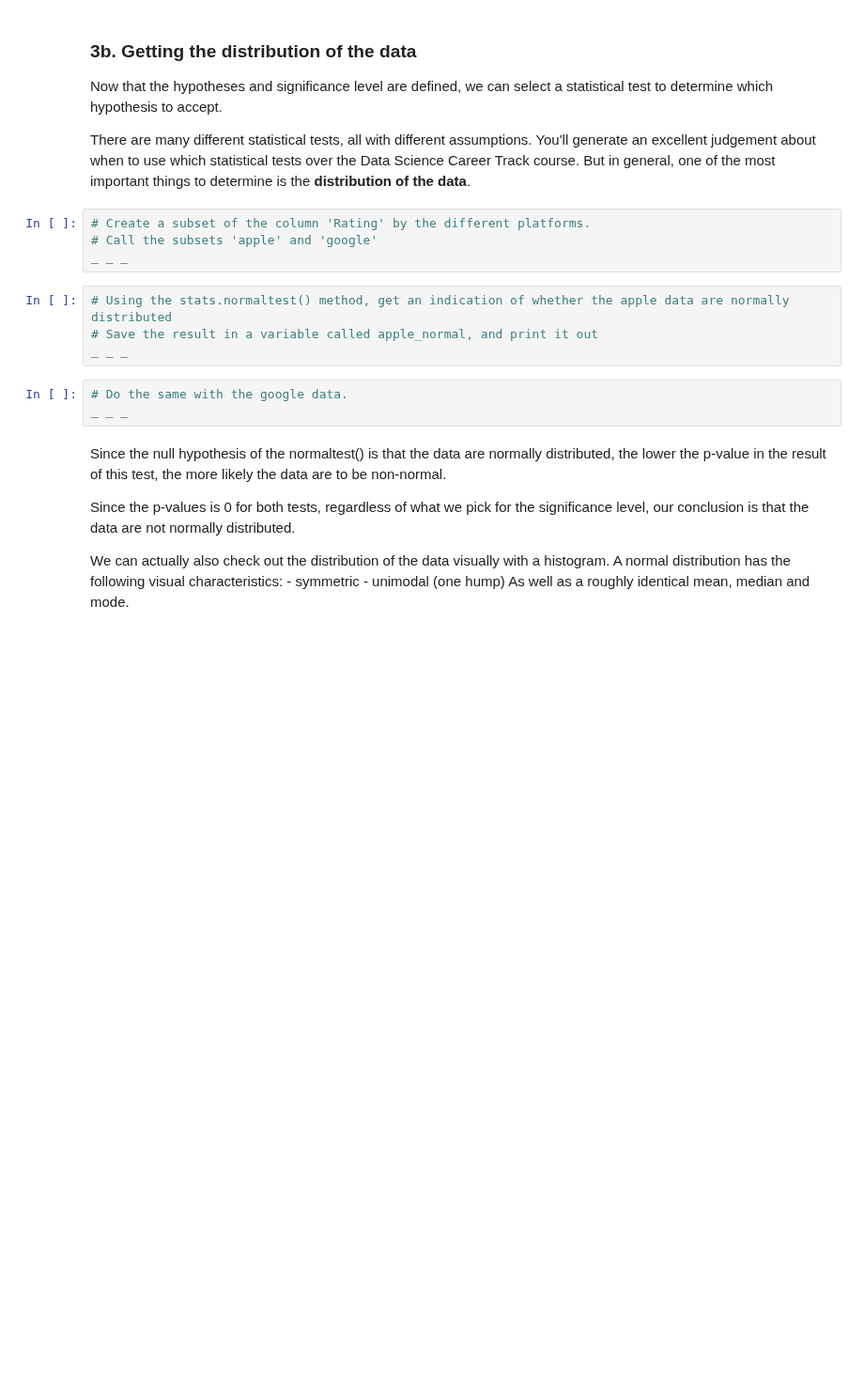
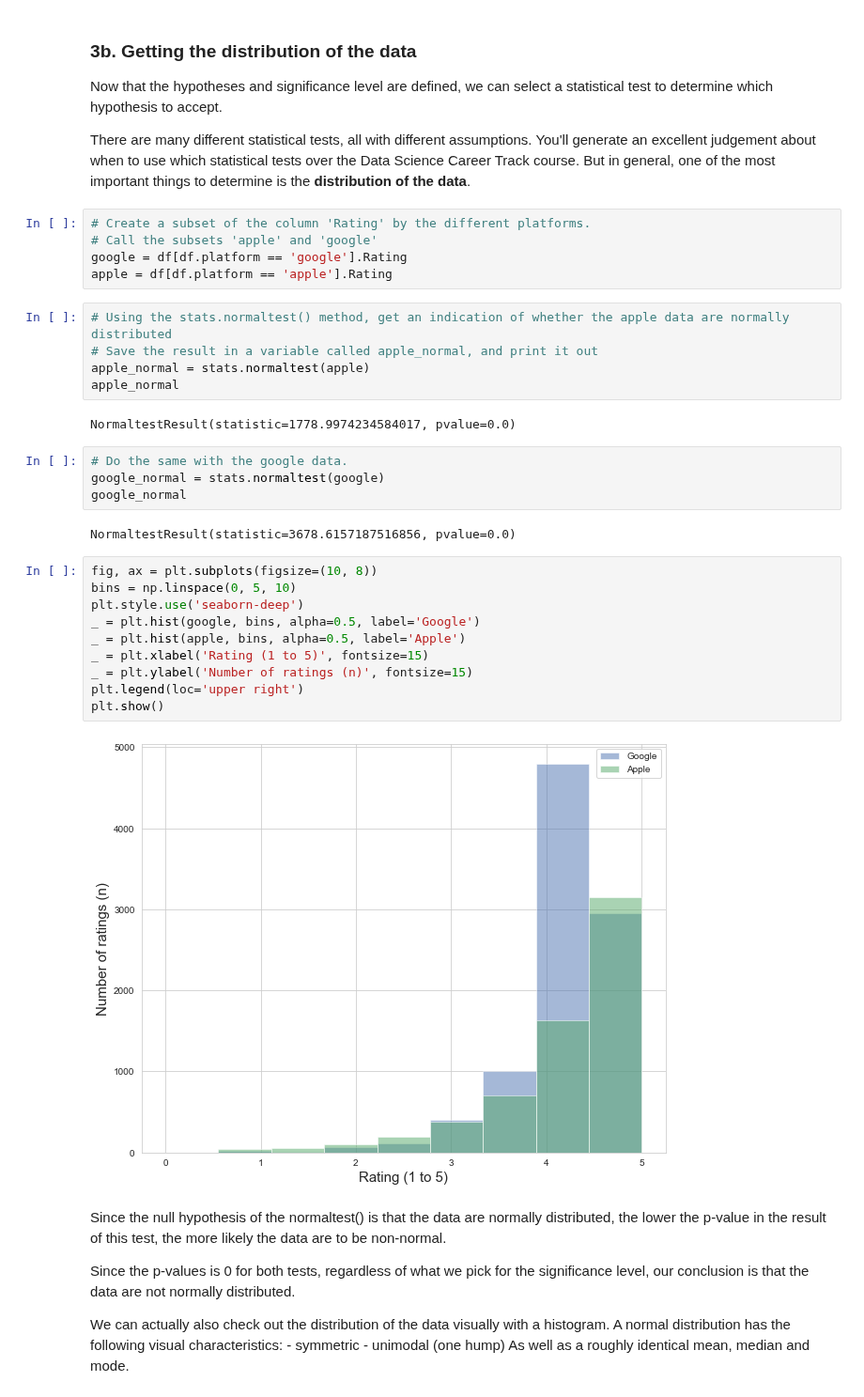
Before and after one commit to pablo-git8/Springboard-DS-Career-Track, a Jupyter notebook: Unit11-3_Hypothesis_Testing/1585016537_Apps_Case_Study/Project Files/Springboard Apps project - Tier 3 - Complete.ipynb, the cells around one changed output. Shown at 94% size. Drawn from its saved outputs; the diff is of its cells as text; blank space fills up the shorter version.

```diff
--- a/Unit11-3_Hypothesis_Testing/1585016537_Apps_Case_Study/Project Files/Springboard Apps project - Tier 3 - Complete.ipynb
+++ b/Unit11-3_Hypothesis_Testing/1585016537_Apps_Case_Study/Project Files/Springboard Apps project - Tier 3 - Complete.ipynb
@@ -430,14 +430,33 @@ There are many different statistical tests, all with different assumptions. You'
 # %%
 # Create a subset of the column 'Rating' by the different platforms.
 # Call the subsets 'apple' and 'google'
-_ _ _
+google = df[df.platform == 'google'].Rating
+apple = df[df.platform == 'apple'].Rating
 # %%
 # Using the stats.normaltest() method, get an indication of whether the apple data are normally distributed
 # Save the result in a variable called apple_normal, and print it out
-_ _ _
+apple_normal = stats.normaltest(apple)
+apple_normal
+# %% [output]
+NormaltestResult(statistic=1778.9974234584017, pvalue=0.0)
 # %%
 # Do the same with the google data.
-_ _ _
+google_normal = stats.normaltest(google)
+google_normal
+# %% [output]
+NormaltestResult(statistic=3678.6157187516856, pvalue=0.0)
+# %%
+fig, ax = plt.subplots(figsize=(10, 8))
+bins = np.linspace(0, 5, 10)
+plt.style.use('seaborn-deep')
+_ = plt.hist(google, bins, alpha=0.5, label='Google')
+_ = plt.hist(apple, bins, alpha=0.5, label='Apple')
+_ = plt.xlabel('Rating (1 to 5)', fontsize=15)
+_ = plt.ylabel('Number of ratings (n)', fontsize=15)
+plt.legend(loc='upper right')
+plt.show()
+# %% [output]
+[figure, added]
 # %% [markdown]
 Since the null hypothesis of the normaltest() is that the data are normally distributed, the lower the p-value in the result of this test, the more likely the data are to be non-normal.
 
```
Also changed, not shown: parts of 13 cells of this notebook.
